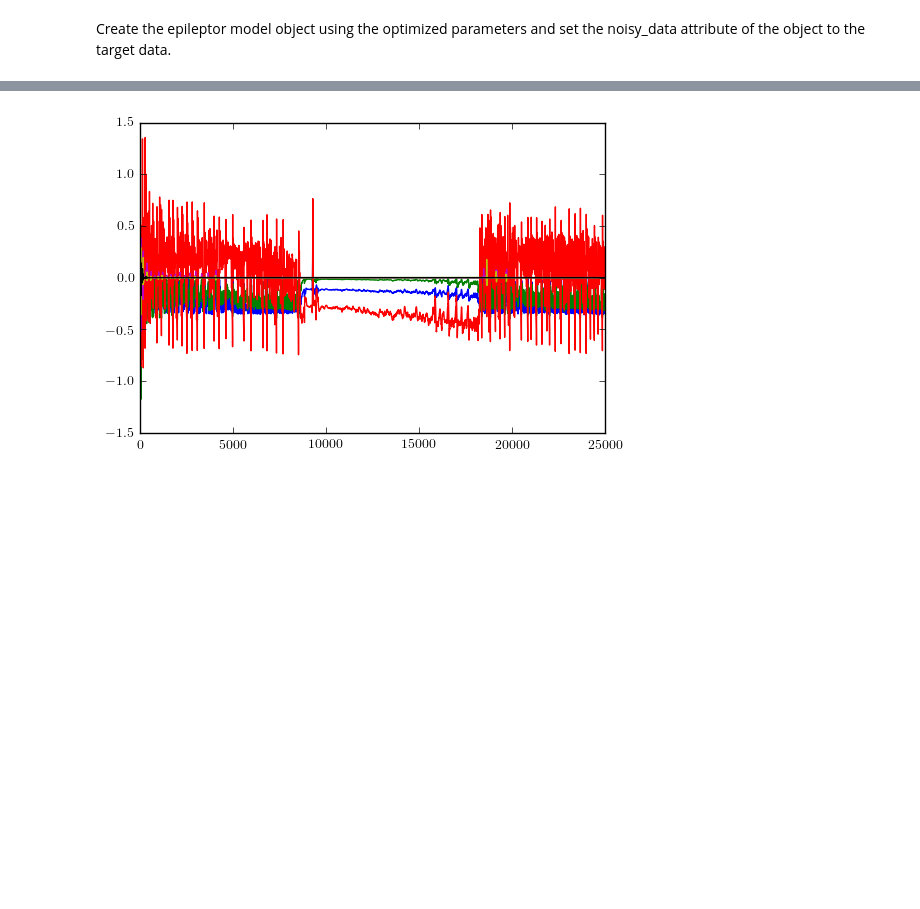
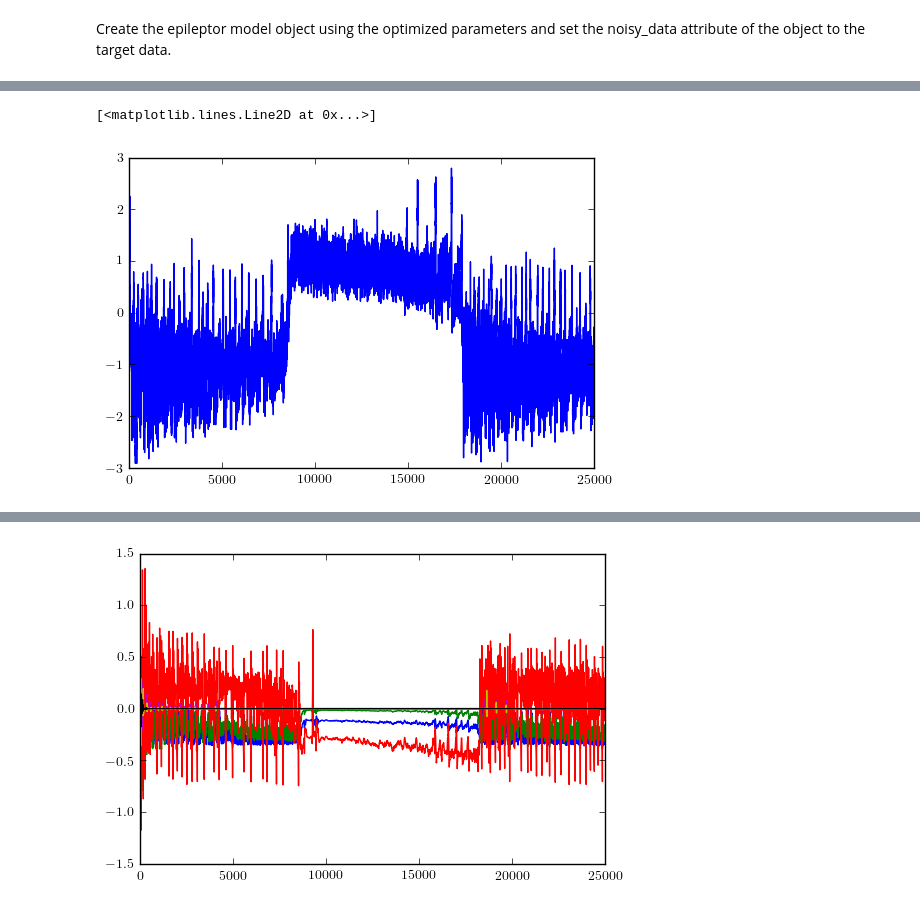
Before and after one commit to eschlaf2/kramer_rotation, a Jupyter notebook: epileptor_bluepy/Applying_Kalman.ipynb, the cells around one changed output, grey strips where cells are left out. Cells and saved outputs as stored; diff of their text form; code cells hidden in the pictures; blank space fills up the shorter version.

```diff
--- a/epileptor_bluepy/Applying_Kalman.ipynb
+++ b/epileptor_bluepy/Applying_Kalman.ipynb
@@ -89,2 +130,7 @@ for n in range(2):
+# %%
+plt.plot(kf[0].noisy_data[0])
+# %% [output]
+[<matplotlib.lines.Line2D at 0x...>]
+[figure, added]
 # %%
 # reload_packages()
```
Also changed, not shown: parts of 9 cells of this notebook, 1 other file.
